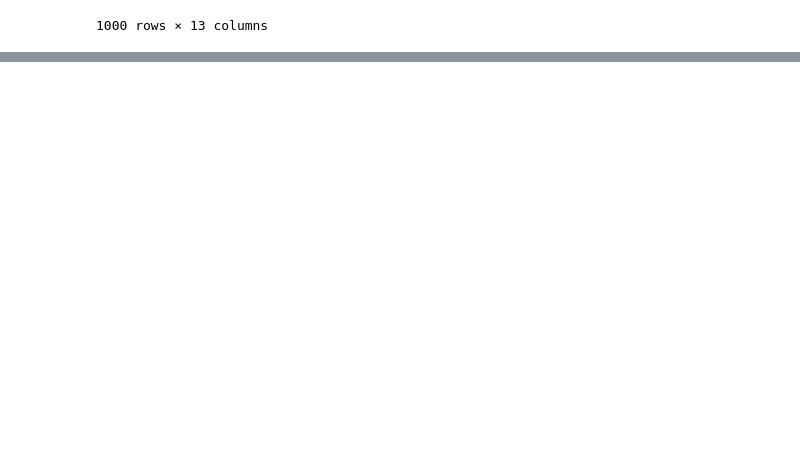
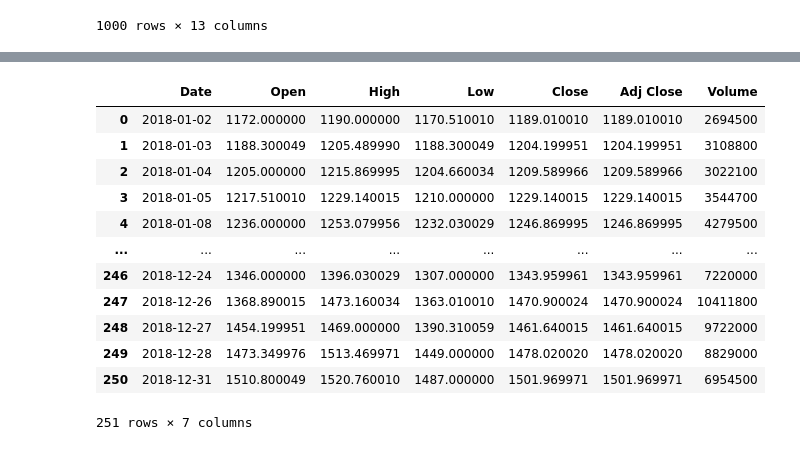
Before and after one commit to thanga-v2/DuckDb_Hands-on, a Jupyter notebook: DuckDB.ipynb, the cells around one changed output, grey strips where cells are left out. Saved outputs shown, nothing was run; the diff lists cells and outputs as text; code cells hidden in the pictures; blank space fills up the shorter version.

```diff
--- a/DuckDB.ipynb
+++ b/DuckDB.ipynb
@@ -282,0 +290,2 @@ persistant_conn.execute(query).df()
+# %%
+persistant_conn = duckdb.connect("my_in_mem.db")
@@ -282,0 +316,20 @@ persistant_conn.execute(query).df()
+# %%
+query = '''
+SELECT * from read_csv_auto('https://raw.githubusercontent.com/weimenglee/DuckDB_Book/main/AMZN.csv') WHERE Year(Date) = 2018
+'''
+# %%
+persistant_conn.execute(query).df()
+# %% [output]
+|  | Date | Open | High | Low | Close | Adj Close | Volume |
+| 0 | 2018-01-02 | 1172.000000 | 1190.000000 | 1170.510010 | 1189.010010 | 1189.010010 | 2694500 |
+| 1 | 2018-01-03 | 1188.300049 | 1205.489990 | 1188.300049 | 1204.199951 | 1204.199951 | 3108800 |
+| 2 | 2018-01-04 | 1205.000000 | 1215.869995 | 1204.660034 | 1209.589966 | 1209.589966 | 3022100 |
+| 3 | 2018-01-05 | 1217.510010 | 1229.140015 | 1210.000000 | 1229.140015 | 1229.140015 | 3544700 |
+| 4 | 2018-01-08 | 1236.000000 | 1253.079956 | 1232.030029 | 1246.869995 | 1246.869995 | 4279500 |
+| ... | ... | ... | ... | ... | ... | ... | ... |
+| 246 | 2018-12-24 | 1346.000000 | 1396.030029 | 1307.000000 | 1343.959961 | 1343.959961 | 7220000 |
+| 247 | 2018-12-26 | 1368.890015 | 1473.160034 | 1363.010010 | 1470.900024 | 1470.900024 | 10411800 |
+| 248 | 2018-12-27 | 1454.199951 | 1469.000000 | 1390.310059 | 1461.640015 | 1461.640015 | 9722000 |
+| 249 | 2018-12-28 | 1473.349976 | 1513.469971 | 1449.000000 | 1478.020020 | 1478.020020 | 8829000 |
+| 250 | 2018-12-31 | 1510.800049 | 1520.760010 | 1487.000000 | 1501.969971 | 1501.969971 | 6954500 |
+251 rows × 7 columns
```
Also changed, not shown: parts of 4 cells of this notebook.
